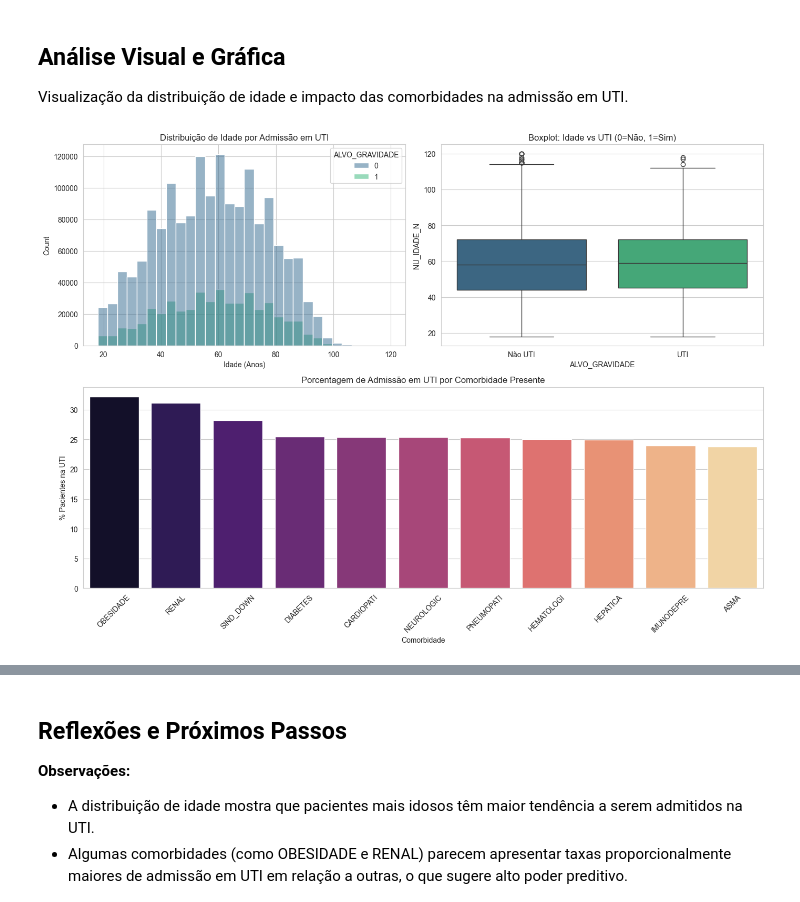
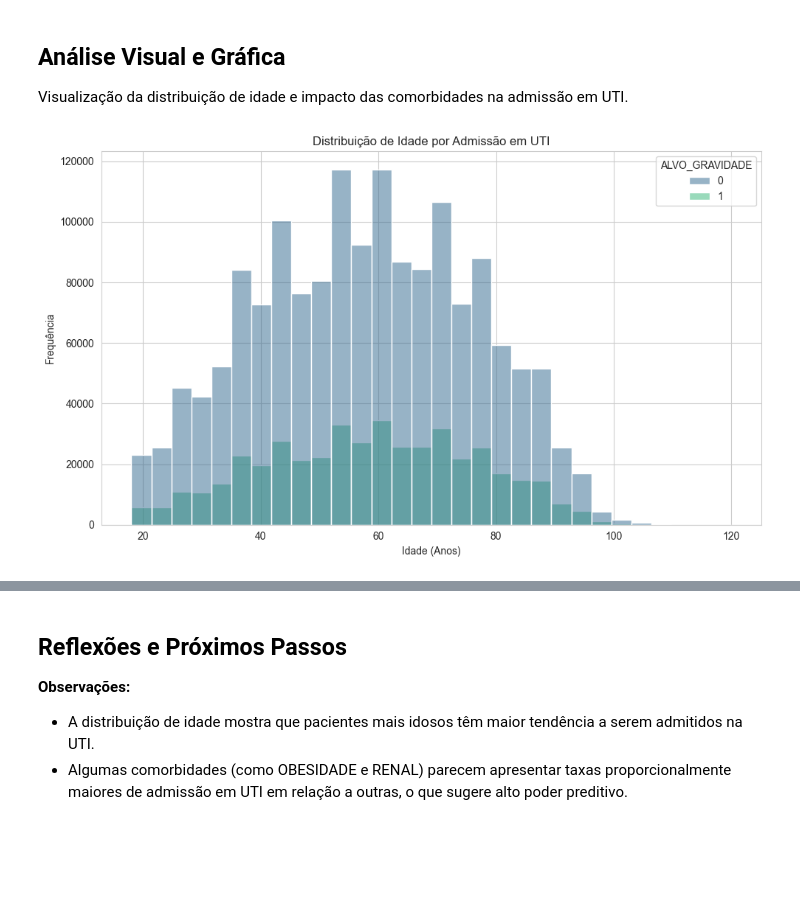
Before and after one commit to Andr3yGabriel/srag-analisis, a Jupyter notebook: main.ipynb, the cells around one changed output, grey strips where cells are left out. Cells and saved outputs as stored; diff of their text form; code cells hidden in the pictures; blank space fills up the shorter version.

```diff
--- a/main.ipynb
+++ b/main.ipynb
@@ -451,43 +451,21 @@ dtype: int64
 ## Análise Visual e Gráfica
 Visualização da distribuição de idade e impacto das comorbidades na admissão em UTI.
 # %%
-# Configurações visuais
-plt.figure(figsize=(14, 10))
+plt.figure(figsize=(10, 6))
 
-# 1. Histograma de Idade por UTI
-plt.subplot(2, 2, 1)
-# Removido kde=True para evitar erros de overflow em grandes volumes de dados e melhorar performance
-sns.histplot(data=df_analise_filtrado, x='NU_IDADE_N', hue='ALVO_GRAVIDADE', bins=30, palette='viridis')
+sns.histplot(
+    data=df_analise_filtrado,
+    x='NU_IDADE_N',
+    hue='ALVO_GRAVIDADE',
+    bins=30,
+    palette='viridis'
+)
+
 plt.title('Distribuição de Idade por Admissão em UTI')
 plt.xlabel('Idade (Anos)')
-
-# 2. Boxplot de Idade vs UTI
-plt.subplot(2, 2, 2)
-# Ajuste para evitar FutureWarning: palette sem hue
-sns.boxplot(x='ALVO_GRAVIDADE', y='NU_IDADE_N', hue='ALVO_GRAVIDADE', data=df_analise_filtrado, palette='viridis', legend=False)
-plt.title('Boxplot: Idade vs UTI (0=Não, 1=Sim)')
-plt.xticks([0, 1], ['Não UTI', 'UTI'])
-
-# 3. Comparação de Comorbidades (Percentual de UTI)
-# Calculando % de UTI para quem tem cada doença
-risco_comorbidade = []
-for col in cols_comorbidades:
-    # Filtra apenas quem tem a doença
-    pacientes_com_doenca = df_analise_filtrado[df_analise_filtrado[col] == 1]
-    if len(pacientes_com_doenca) > 0:
-        taxa_uti = pacientes_com_doenca['ALVO_GRAVIDADE'].mean() * 100
-        risco_comorbidade.append({'Comorbidade': col, '% UTI': taxa_uti})
-
-df_risco = pd.DataFrame(risco_comorbidade).sort_values('% UTI', ascending=False)
-
-plt.subplot(2, 1, 2)
-# Ajuste para evitar FutureWarning: palette sem hue
-sns.barplot(x='Comorbidade', y='% UTI', hue='Comorbidade', data=df_risco, palette='magma', legend=False)
-plt.title('Porcentagem de Admissão em UTI por Comorbidade Presente')
-plt.ylabel('% Pacientes na UTI')
-plt.xticks(rotation=45)
+plt.ylabel('Frequência')
 
 plt.tight_layout()
 plt.show()
 # %% [output]
-[figure, old version]
+[figure, new version]
```
Also changed, not shown: parts of 10 cells of this notebook.
